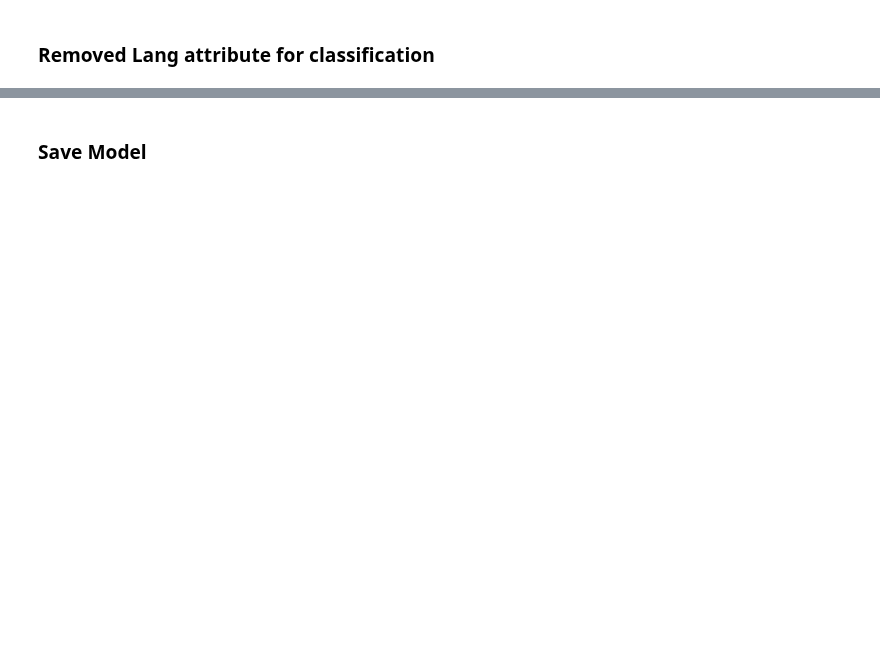
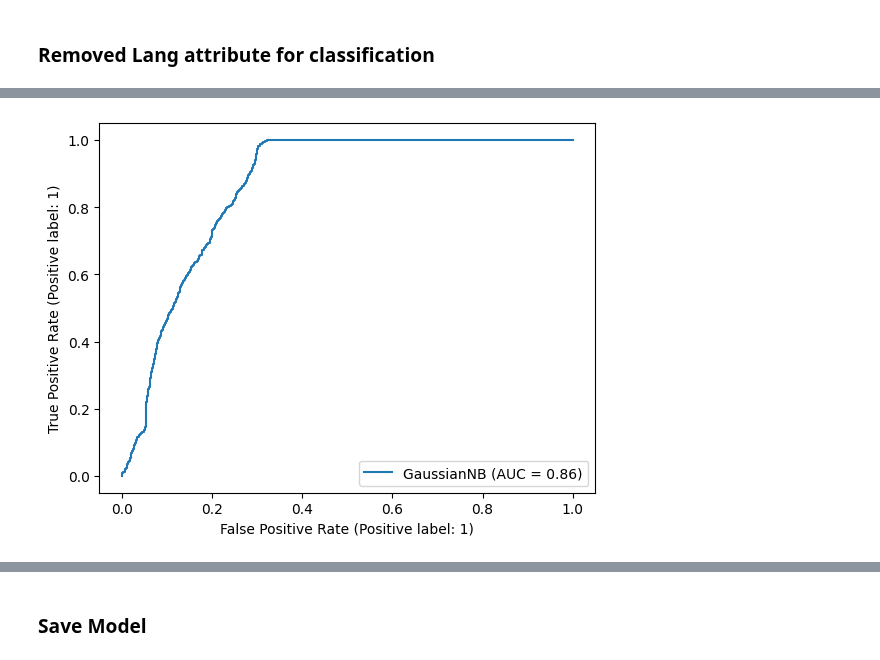
Before and after one commit to Andrew-Wyn/Data_Mining_22_23, a Jupyter notebook: bayes_classification.ipynb, the cells around one changed output, grey strips where cells are left out. Cells and saved outputs as stored; diff of their text form; code cells hidden in the pictures; blank space fills up the shorter version.

```diff
--- a/bayes_classification.ipynb
+++ b/bayes_classification.ipynb
@@ -288,3 +294,8 @@ plt.show()
+# %%
+svc_disp = RocCurveDisplay.from_estimator(gnb2, test_X, test_label)
+plt.show()
+# %% [output]
+[figure, added]
 # %%
 pca = PCA(n_components=2)
 test_set_reduced = pca.fit_transform(test_X)
```
Also changed, not shown: parts of 21 cells of this notebook, 3 other files.
